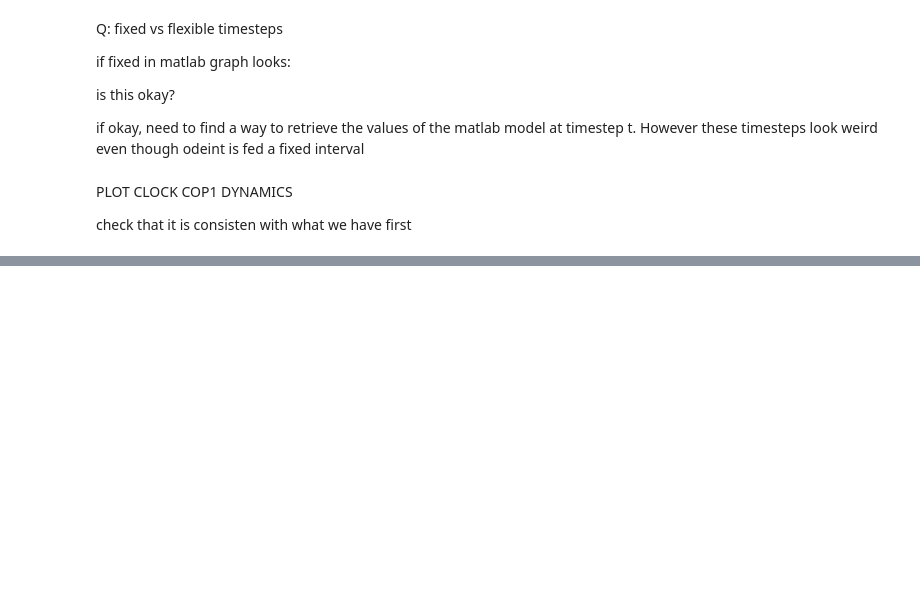
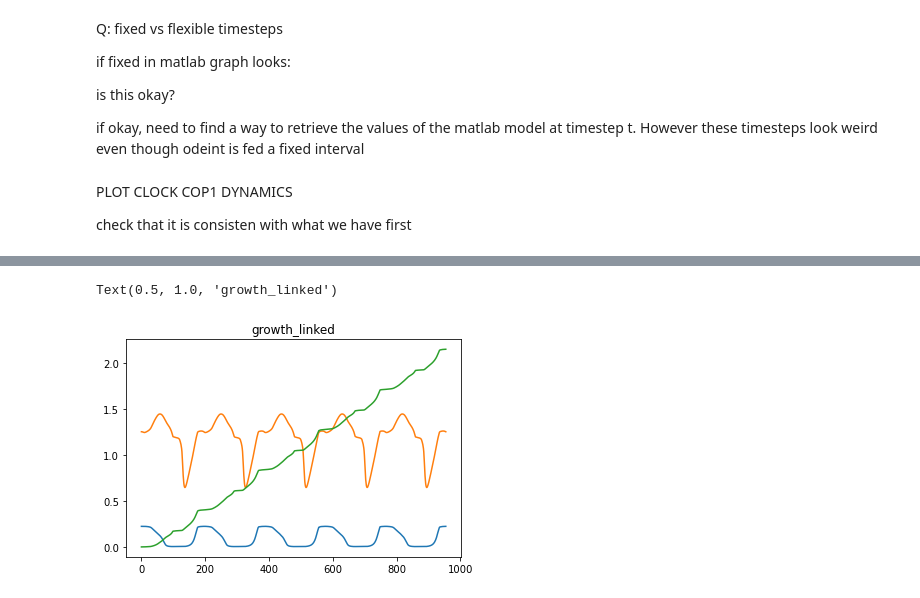
Before and after one commit to cbantock/arabidopsis_clock_linked_growth_model, a Jupyter notebook: CB_hypocotyl_growth_model.ipynb, the cells around one changed output, grey strips where cells are left out. Drawn from its saved outputs; the diff is of its cells as text; code cells hidden in the pictures; blank space fills up the shorter version.

Commit message:
joint growth model 1

```diff
--- a/CB_hypocotyl_growth_model.ipynb
+++ b/CB_hypocotyl_growth_model.ipynb
@@ -799,0 +804,22 @@ check that it is consisten with what we have first
+# %%
+eng = matlab.engine.start_matlab()
+path = '/Users/chloe/Desktop/thesis'
+eng.cd(path, nargout=0)
+clock_model_test = eng.all_params(nargout=0)
+time_steps = pd.Series(eng.workspace['TG'])
+num_days = eng.workspace['t'][0][1]
+time_steps = time_steps.apply(lambda x: x[0])
+linked_growth_protein_levels = eng.workspace['YG']
+tot_linked_growth_df = pd.DataFrame.from_records(clock_protein_levels)
+# %%
+clock_outputs = 'LHY mRNA,P,GI-ZTL,GI-ELF3 cytoplasm,LHY prot,TOC1 mRNA,PRR9 prot,PRR5 (NI) mRNA,PRR5 (NI) prot,GI prot cytoplasm,TOC1 prot,ZTL,EC,GI mRNA,PRR9 mRNA,PRR7 mRNA,PRR7 prot,ELF4 mRNA,ELF4 prot,LHY prot modif,ABAR mRNA,COP1 cytoplasm,ELF3 mRNA,ELF3 cytoplasm,ELF3 nuclear,COP1 nuclear night,COP1 nuclear day,LUX mRNA,LUX prot,PP2C prot,SnRK2 prot,stomata,?,?,?,PHYB,ELF3,PIF,COP1,growth'
+
+clock_outputs = clock_outputs.split(',')
+clock_outputs
+header = []
+for item in clock_outputs:
+    item = item.replace(" ", '_')
+    header.append(item)
+# %%
+tot_linked_growth_df.columns = header
+tot_linked_growth_df
@@ -799,0 +840,3 @@ check that it is consisten with what we have first
+# %%
+tot_linked_growth_df['time_steps'] = time_steps
+tot_linked_growth_df = tot_linked_growth_df[['time_steps']+[x for x in tot_linked_growth_df.columns if x != 'time_steps']]
@@ -799,0 +859,15 @@ check that it is consisten with what we have first
+# %%
+growth_model_linked = tot_linked_growth_df[['time_steps', 'PHYB', 'ELF3', 'PIF', 'COP1', 'growth']]
+
+# plotting against index
+growth_model_linked.ELF3.plot()
+plt.title('ELF3_linked')
+
+growth_model_linked.COP1.plot()
+plt.title('COP1_linked')
+
+growth_model_linked.growth.plot()
+plt.title('growth_linked')
+# %% [output]
+Text(0.5, 1.0, 'growth_linked')
+[figure, added]
```
Also changed, not shown: parts of 25 cells of this notebook.
